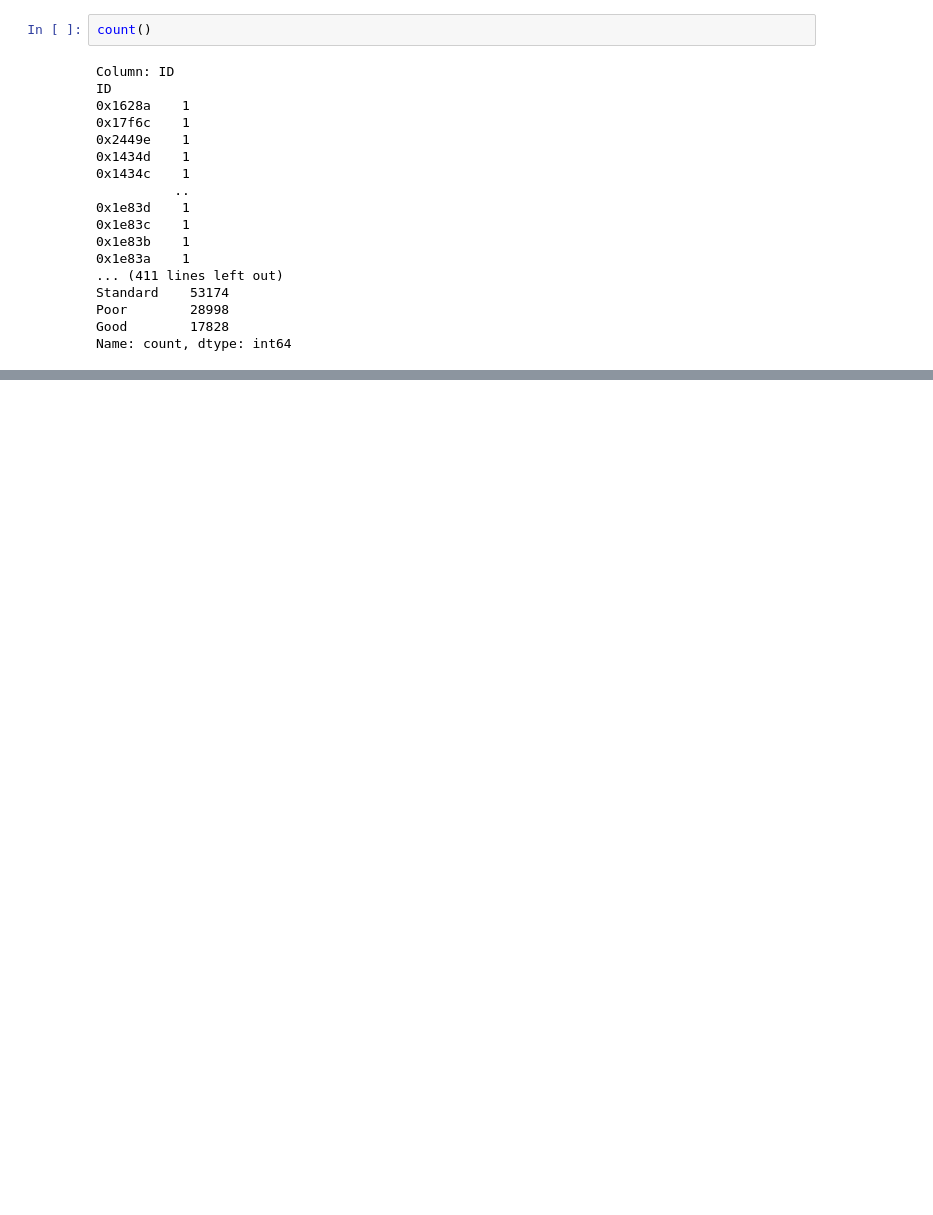
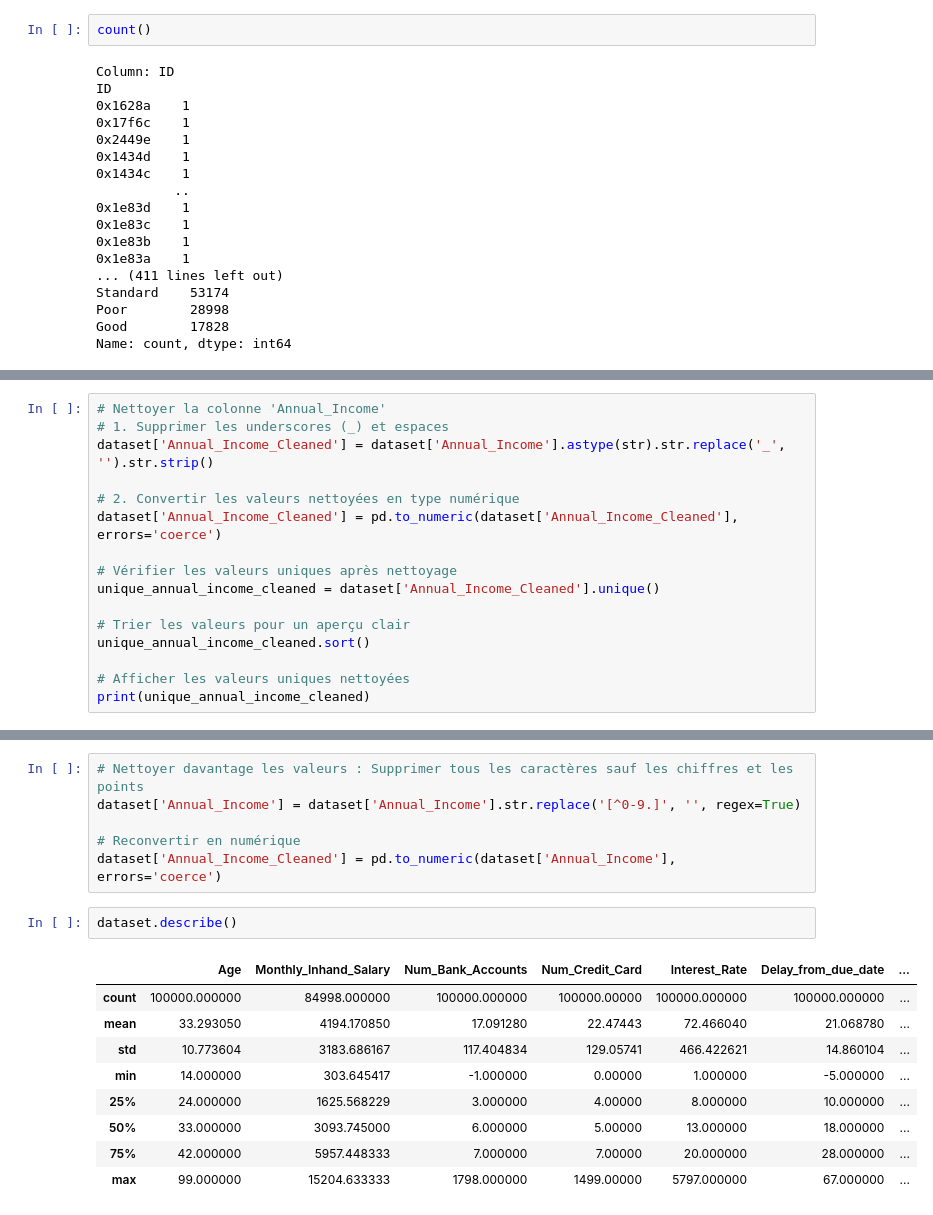
Before and after one commit to mohammedaabouche/ML, a Jupyter notebook: project2.ipynb, the cells around one changed output, grey strips where cells are left out. Drawn from its saved outputs; the diff is of its cells as text; blank space fills up the shorter version.

```diff
--- a/project2.ipynb
+++ b/project2.ipynb
@@ -281,0 +297,16 @@ memory usage: 23.5+ MB
+# %%
+# Nettoyer la colonne 'Annual_Income'
+# 1. Supprimer les underscores (_) et espaces
+dataset['Annual_Income_Cleaned'] = dataset['Annual_Income'].astype(str).str.replace('_', '').str.strip()
+
+# 2. Convertir les valeurs nettoyées en type numérique
+dataset['Annual_Income_Cleaned'] = pd.to_numeric(dataset['Annual_Income_Cleaned'], errors='coerce')
+
+# Vérifier les valeurs uniques après nettoyage
+unique_annual_income_cleaned = dataset['Annual_Income_Cleaned'].unique()
+
+# Trier les valeurs pour un aperçu clair
+unique_annual_income_cleaned.sort()
+
+# Afficher les valeurs uniques nettoyées
+print(unique_annual_income_cleaned)
@@ -281,0 +327,18 @@ memory usage: 23.5+ MB
+# %%
+# Nettoyer davantage les valeurs : Supprimer tous les caractères sauf les chiffres et les points
+dataset['Annual_Income'] = dataset['Annual_Income'].str.replace('[^0-9.]', '', regex=True)
+
+# Reconvertir en numérique
+dataset['Annual_Income_Cleaned'] = pd.to_numeric(dataset['Annual_Income'], errors='coerce')
+# %%
+dataset.describe()
+# %% [output]
+|  | Age | Monthly_Inhand_Salary | Num_Bank_Accounts | Num_Credit_Card | Interest_Rate | Delay_from_due_date | ... |
+| count | 100000.000000 | 84998.000000 | 100000.000000 | 100000.00000 | 100000.000000 | 100000.000000 | ... |
+| mean | 33.293050 | 4194.170850 | 17.091280 | 22.47443 | 72.466040 | 21.068780 | ... |
+| std | 10.773604 | 3183.686167 | 117.404834 | 129.05741 | 466.422621 | 14.860104 | ... |
+| min | 14.000000 | 303.645417 | -1.000000 | 0.00000 | 1.000000 | -5.000000 | ... |
+| 25% | 24.000000 | 1625.568229 | 3.000000 | 4.00000 | 8.000000 | 10.000000 | ... |
+| 50% | 33.000000 | 3093.745000 | 6.000000 | 5.00000 | 13.000000 | 18.000000 | ... |
+| 75% | 42.000000 | 5957.448333 | 7.000000 | 7.00000 | 20.000000 | 28.000000 | ... |
+| max | 99.000000 | 15204.633333 | 1798.000000 | 1499.00000 | 5797.000000 | 67.000000 | ... |
```
Also changed, not shown: parts of 26 cells of this notebook, 5 other files.
